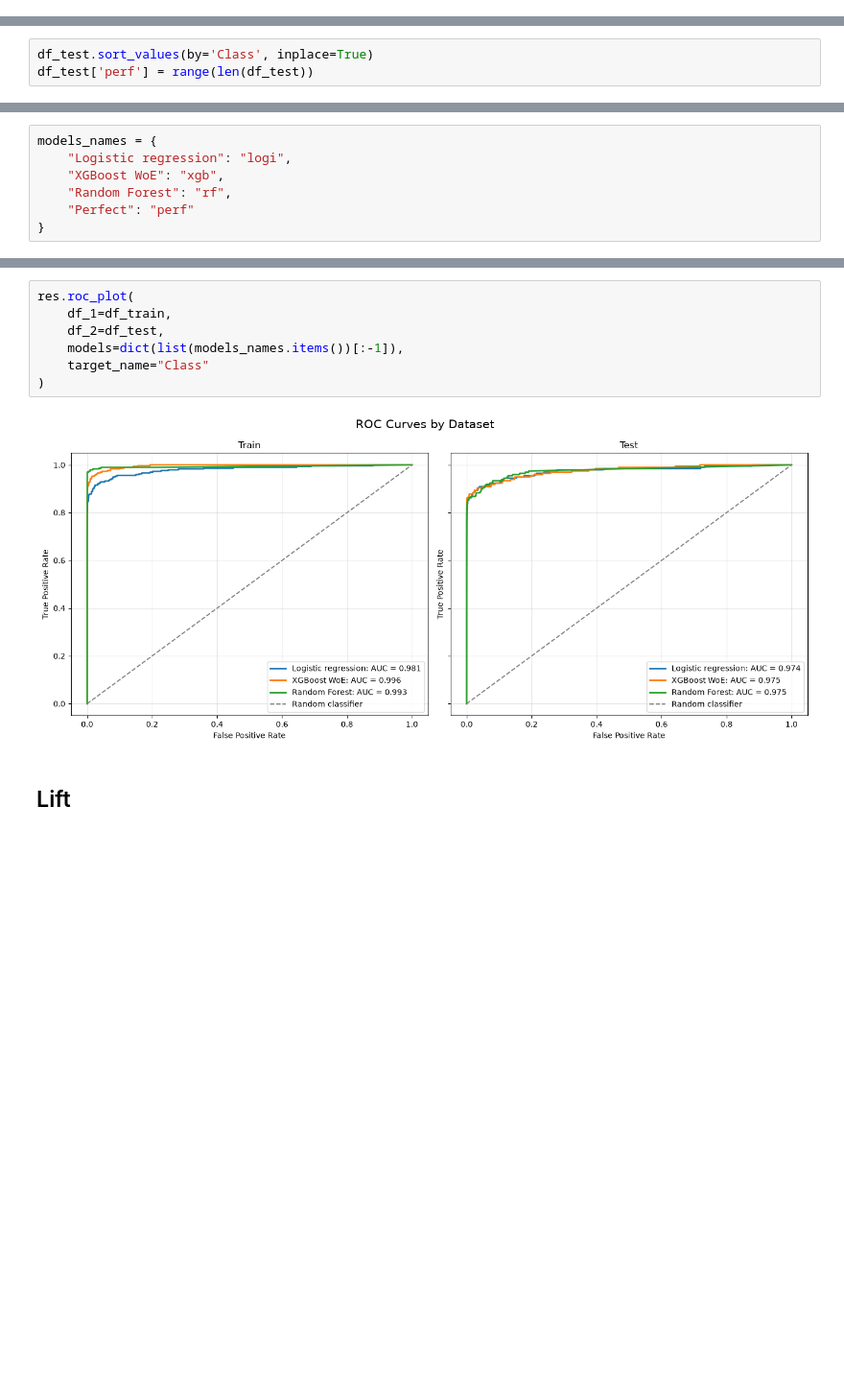
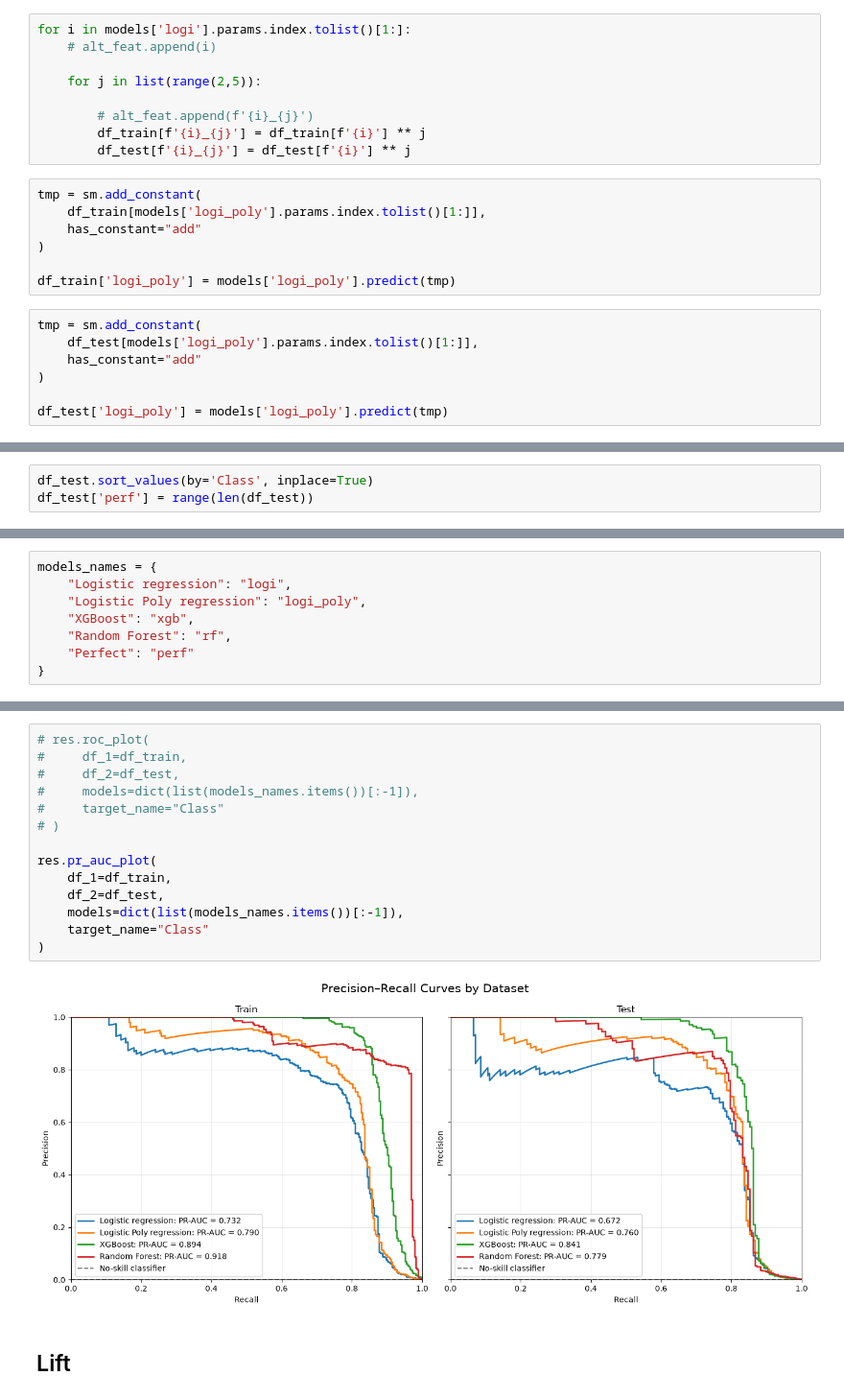
Before and after one commit to MonoJello/fraud-detection, a Jupyter notebook: code/03 results.ipynb, the cells around one changed output, grey strips where cells are left out. Shown at 96% size. Saved outputs shown, nothing was run; the diff lists cells and outputs as text; blank space fills up the shorter version.

```diff
--- a/code/03 results.ipynb
+++ b/code/03 results.ipynb
@@ -65 +93,24 @@ df_test['logi'] = models['logi'].predict(tmp)
+# %%
+for i in models['logi'].params.index.tolist()[1:]:
+    # alt_feat.append(i)
+
+    for j in list(range(2,5)):
+
+        # alt_feat.append(f'{i}_{j}')
+        df_train[f'{i}_{j}'] = df_train[f'{i}'] ** j
+        df_test[f'{i}_{j}'] = df_test[f'{i}'] ** j
+# %%
+tmp = sm.add_constant(
+    df_train[models['logi_poly'].params.index.tolist()[1:]],
+    has_constant="add"
+)
+
+df_train['logi_poly'] = models['logi_poly'].predict(tmp)
+# %%
+tmp = sm.add_constant(
+    df_test[models['logi_poly'].params.index.tolist()[1:]],
+    has_constant="add"
+)
+
+df_test['logi_poly'] = models['logi_poly'].predict(tmp)
 # %% [markdown]
@@ -170,7 +158,8 @@ def auc_plot(df_1, df_2):
 # %%
 models_names = {
     "Logistic regression": "logi",
-    "XGBoost WoE": "xgb",
+    "Logistic Poly regression": "logi_poly",
+    "XGBoost": "xgb",
     "Random Forest": "rf",
     "Perfect": "perf"
 }
@@ -179,11 +172,18 @@ models_names = {
 # %%
-res.roc_plot(
+# res.roc_plot(
+#     df_1=df_train,
+#     df_2=df_test,
+#     models=dict(list(models_names.items())[:-1]),
+#     target_name="Class"
+# )
+
+res.pr_auc_plot(
     df_1=df_train,
     df_2=df_test,
     models=dict(list(models_names.items())[:-1]),
     target_name="Class"
 )
 # %% [output]
-[figure, old version]
+[figure, new version]
 # %% [markdown]
 ## Lift
```
Also changed, not shown: parts of 25 cells of this notebook, 10 other files.
